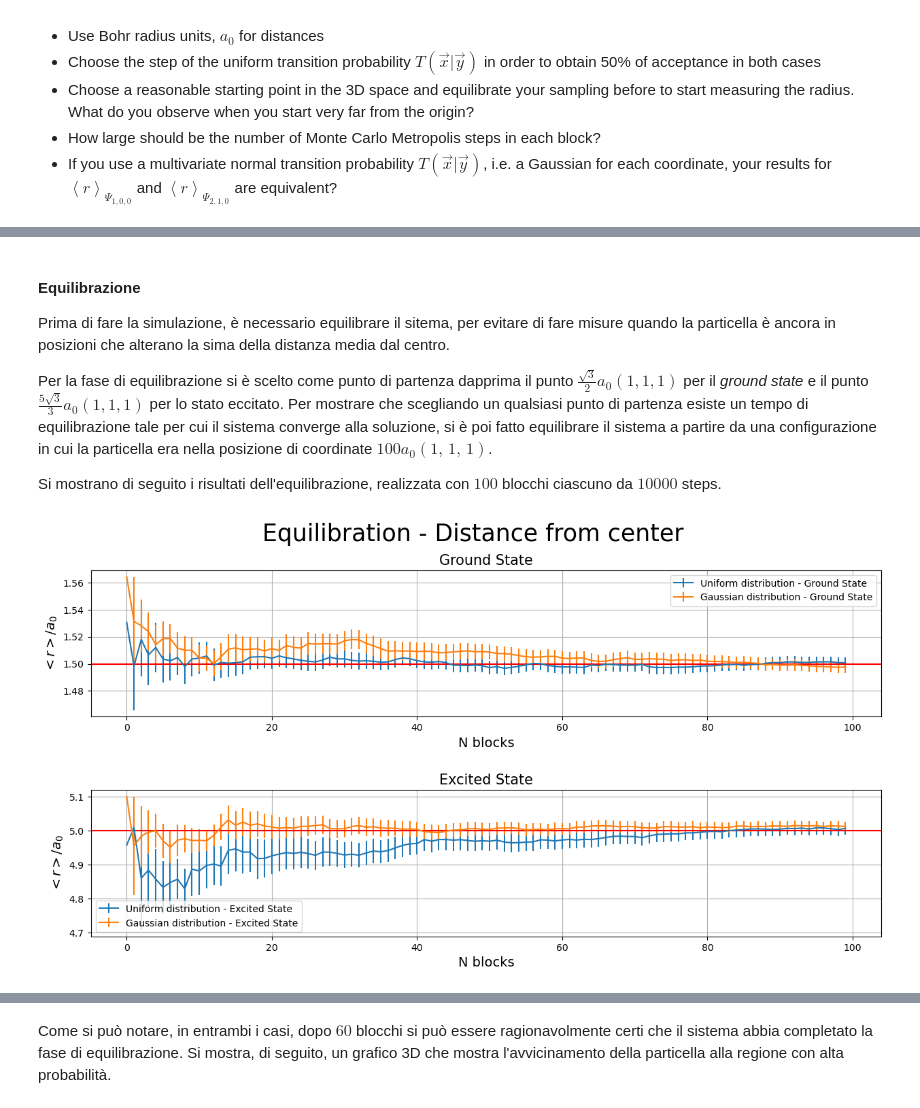
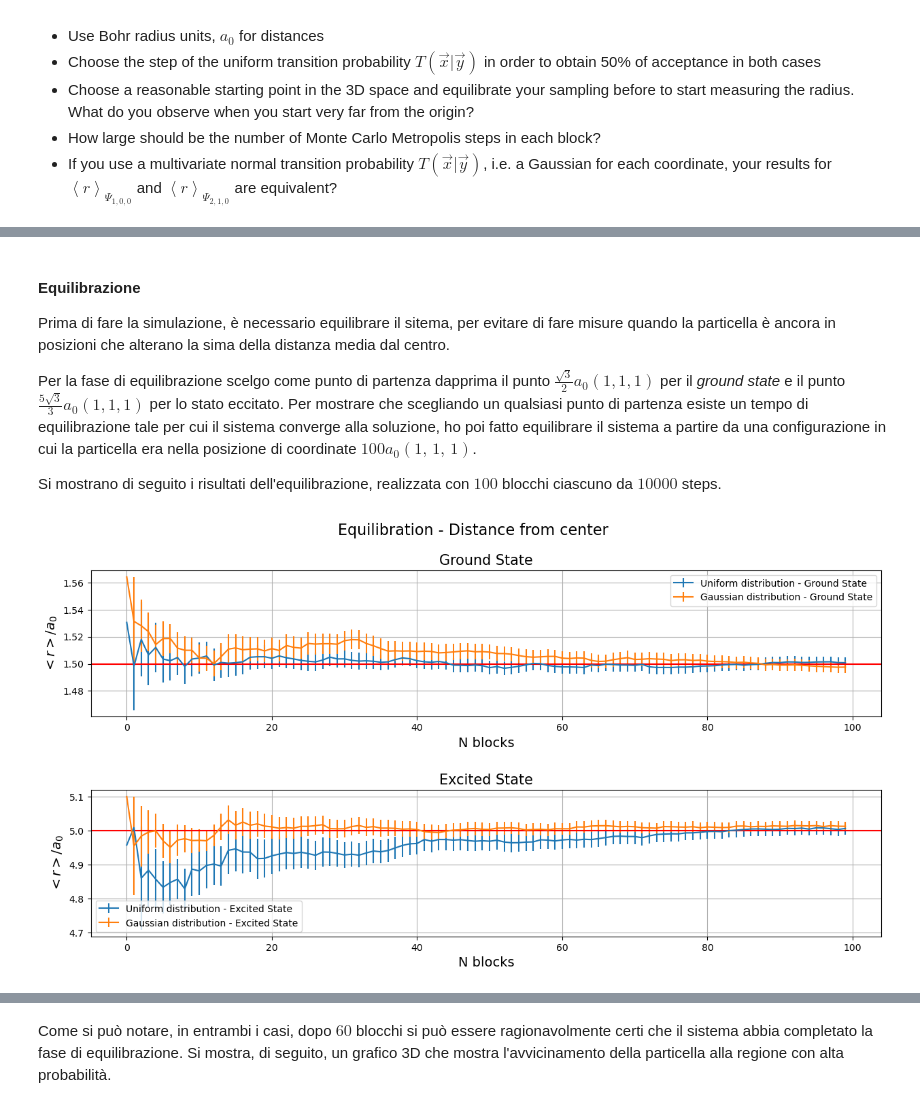
Before and after one commit to matteopicciolini/Numeric-Simulation-Laboratory, a Jupyter notebook: JupyterNotebooks/Exercises_05.ipynb, the cells around one changed output, grey strips where cells are left out. Saved outputs shown, nothing was run; the diff lists cells and outputs as text; code cells hidden in the pictures.

```diff
--- a/JupyterNotebooks/Exercises_05.ipynb
+++ b/JupyterNotebooks/Exercises_05.ipynb
@@ -105,14 +164,14 @@ Il programma implementa una funzione `Delete_old_files()` che elimina tutti i fi
 #### Equilibrazione
 Prima di fare la simulazione, è necessario equilibrare il sitema, per evitare di fare misure quando la particella è ancora in posizioni che alterano la sima della distanza media dal centro.
 
-Per la fase di equilibrazione si è scelto come punto di partenza dapprima il punto $\frac{\sqrt3}{2} a_0(1, 1, 1)$ per il *ground state* e il punto $\frac{5\sqrt3}{3} a_0(1, 1, 1)$ per lo stato eccitato. Per mostrare che scegliando un qualsiasi punto di partenza esiste un tempo di equilibrazione tale per cui il sistema converge alla soluzione, si è poi fatto equilibrare il sistema a partire da una configurazione in cui la particella era nella posizione di coordinate $100 a_0 (1, \, 1 ,\, 1)$.
+Per la fase di equilibrazione scelgo come punto di partenza dapprima il punto $\frac{\sqrt3}{2} a_0(1, 1, 1)$ per il *ground state* e il punto $\frac{5\sqrt3}{3} a_0(1, 1, 1)$ per lo stato eccitato. Per mostrare che scegliando un qualsiasi punto di partenza esiste un tempo di equilibrazione tale per cui il sistema converge alla soluzione, ho poi fatto equilibrare il sistema a partire da una configurazione in cui la particella era nella posizione di coordinate $100 a_0 (1, \, 1 ,\, 1)$.
 
 Si mostrano di seguito i risultati dell'equilibrazione, realizzata con $100$ blocchi ciascuno da $10000$ steps.
 # %%
 plt.figure(figsize =(15,7))
 
 plt.subplot(2, 1, 1)
-plt.suptitle("Equilibration - Distance from center", fontsize = 25)
+plt.suptitle("Equilibration - Distance from center", fontsize = 16)
 
 x_label, progressive_sum, progressive_error = np.loadtxt("../Data/05.1_Unif_0.87_0.87_0.87_Dist_Ground_State.dat",
                                                           unpack = True, usecols = (0, 2, 3))
@@ -122,34 +181,34 @@ x_label, progressive_sum, progressive_error = np.loadtxt("../Data/05.1_Gauss_0.8
                                                           unpack = True, usecols = (0, 2, 3))
 plt.errorbar(x_label, progressive_sum, yerr = progressive_error, label = "Gaussian distribution - Ground State")
 
 plt.ylabel('$<r>/a_0$', fontsize = 14)
 plt.xlabel('N blocks', fontsize = 14)
 plt.grid(True)
 plt.axhline(y=3/2, color = 'r', linestyle = '-')
 plt.title('Ground State',  fontsize = 15)
 plt.legend()
 
 plt.subplot(2, 1, 2)
 x_label, progressive_sum, progressive_error = np.loadtxt("../Data/05.1_Unif_0.87_0.87_0.87_Dist_Excited_State.dat",
                                                           unpack = True, usecols = (0, 2, 3))
 plt.errorbar(x_label, progressive_sum, yerr = progressive_error, label = "Uniform distribution - Excited State")
 
 x_label, progressive_sum, progressive_error = np.loadtxt("../Data/05.1_Gauss_0.87_0.87_0.87_Dist_Excited_State.dat",
                                                           unpack = True, usecols = (0, 2, 3))
 plt.errorbar(x_label, progressive_sum, yerr = progressive_error, label = "Gaussian distribution - Excited State")
 
 plt.ylabel('$<r>/a_0$', fontsize = 14)
 plt.xlabel('N blocks', fontsize = 14)
 plt.grid(True)
 plt.axhline(y=5, color = 'r', linestyle = '-')
 plt.title('Excited State',  fontsize = 15)
 plt.legend()
 
 plt.subplots_adjust(hspace=0.5)
 
 plt.show()
 # %% [output]
-[figure, old version]
+[figure, new version]
 # %%
 plt.figure(figsize =(15,7))
 
```
Also changed, not shown: parts of 7 cells of this notebook, 2 other files.
